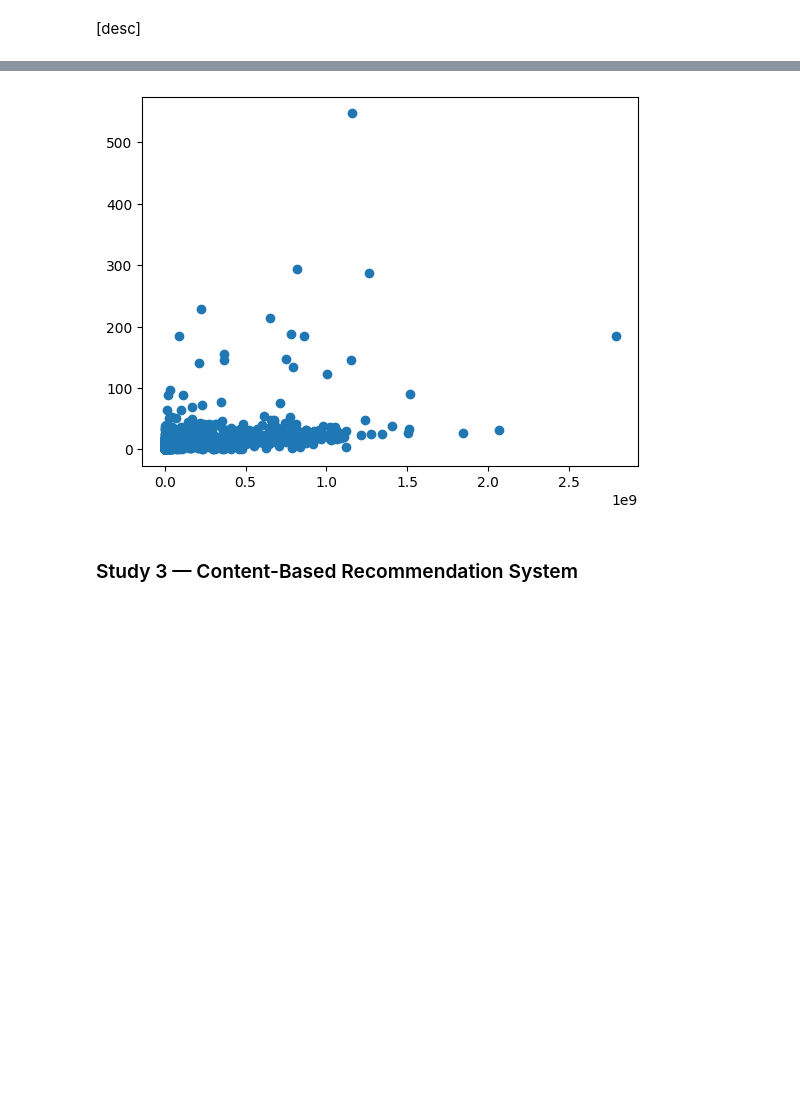
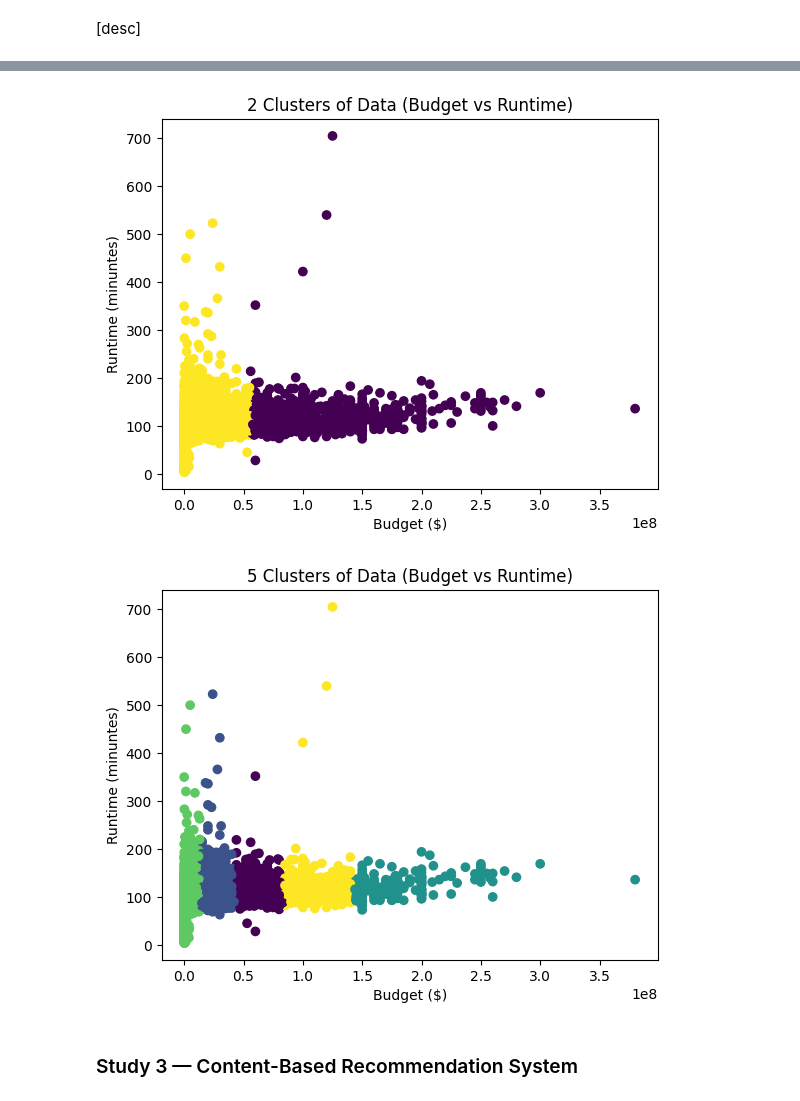
Before and after one commit to BrentMRPalmer/CSI4142-A4, a Jupyter notebook: UnsupervisedLearning.ipynb, the cells around one changed output, grey strips where cells are left out. Drawn from its saved outputs; the diff is of its cells as text; code cells hidden in the pictures; blank space fills up the shorter version.

```diff
--- a/UnsupervisedLearning.ipynb
+++ b/UnsupervisedLearning.ipynb
@@ -1239,12 +1240,32 @@ KMeans Tutorial: https://ai.plainenglish.io/performing-k-means-clustering-with-p
+# %%
+def run_and_plot_minibatchkmeans(input_df, k_values, feature1, feature2):
+    for k in k_values:
+        # Fit MiniBatchKMeans with Scikit
+        minibatchkmeans = MiniBatchKMeans(init='k-means++', n_clusters=k, n_init="auto", random_state=0)
+        minibatchkmeans.fit(revenue_budget_metadata_df)
+
+        # Predict the cluster for all movies
+        P = minibatchkmeans.predict(revenue_budget_metadata_df)
+
+        # Get the cluster labels for each data point, to be used for colours
+        labels = minibatchkmeans.labels_
+
+        # Generate scatter plot for training data
+        colors = list(map(lambda x: '#3b4cc0' if x == 1 else '#b40426', P))
+        plt.scatter(revenue_budget_metadata_df[feature1[0]], revenue_budget_metadata_df[feature2[0]], c=labels, marker="o", picker=True)
+        plt.title(str(k) + ' Clusters of Data (' + feature1[0].title() + " vs " + feature2[0].title() + ")")
+        plt.xlabel(feature1[0].title() + " (" + feature1[1] + ")")
+        plt.ylabel(feature2[0].title() + " (" + feature2[1] + ")")
+        plt.show()
 # %%
 # Save a DataFrame with the two desired features
-feature1 = "revenue"
-feature2 = "popularity"
+feature1 = "budget"
+feature2 = "runtime"
 revenue_budget_metadata_df = cleaned_metadata_df[[feature1, feature2]]
 
 # Drop all rows with missing data
 revenue_budget_metadata_df = revenue_budget_metadata_df.loc[~((revenue_budget_metadata_df[feature1] == 0) | (revenue_budget_metadata_df[feature2] == 0))]
 
 # Verify the updated DataFrame looks appropriate
-revenue_budget_metadata_df.head()
+revenue_budget_metadata_df["budget"].min()
 # %% [output]
@@ -1262,23 +1278,8 @@ plt.show()
 # %%
-# Fit MiniBatchKMeans with Scikit
-minibatchkmeans = MiniBatchKMeans(init='k-means++', n_clusters=5, n_init="auto")
-minibatchkmeans.fit(revenue_budget_metadata_df)
-
-# Predict the cluster for all movies
-P = minibatchkmeans.predict(revenue_budget_metadata_df)
-
-# # Generate scatter plot for training data
-# colors = list(map(lambda x: '#3b4cc0' if x == 1 else '#b40426', P))
-# plt.scatter(revenue_budget_metadata_df["revenue"], revenue_budget_metadata_df["budget"], c=colors, marker="o", picker=True)
-# plt.title('Two clusters of data')
-# plt.xlabel('Temperature yesterday')
-# plt.ylabel('Temperature today')
-# plt.show()
-
-plt.scatter(revenue_budget_metadata_df["revenue"], revenue_budget_metadata_df["popularity"])
-plt.show()
+run_and_plot_minibatchkmeans(revenue_budget_metadata_df, [2, 5], ["budget", "$"], ["runtime", "minuntes"])
 # %% [output]
-[figure, old version]
+[figure, new version]
+[figure, added]
 # %% [markdown]
 ### Study 3 — Content-Based Recommendation System
 # %% [markdown]
```
Also changed, not shown: parts of 8 cells of this notebook, 1 other file.
